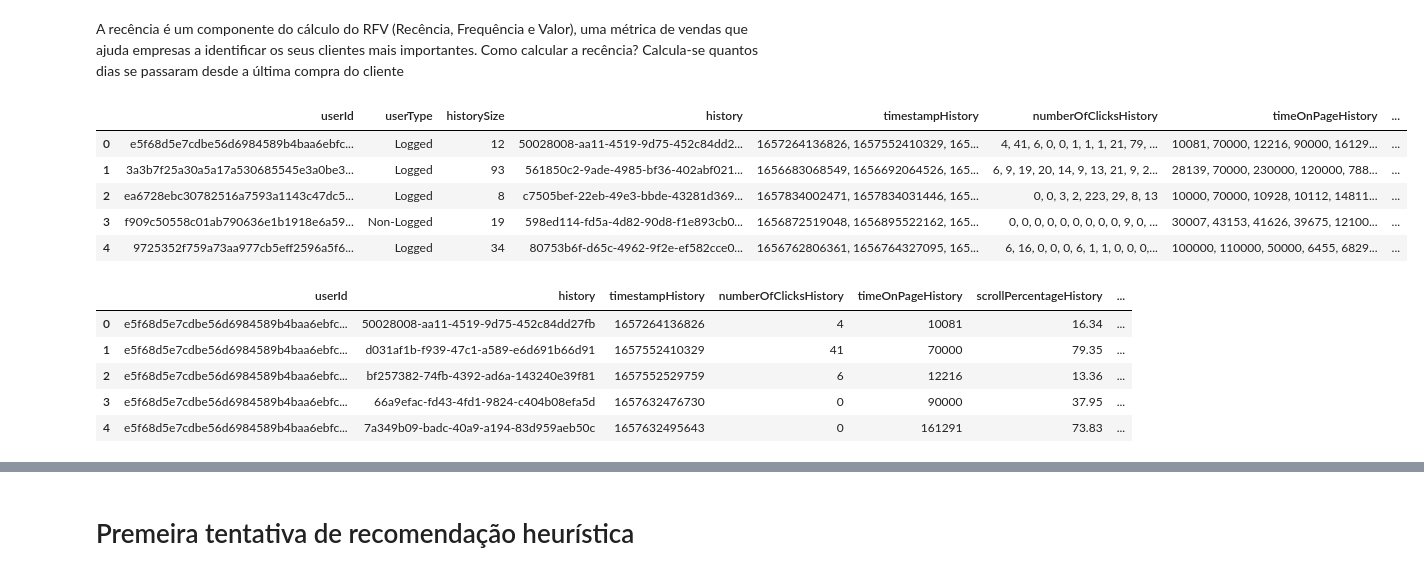
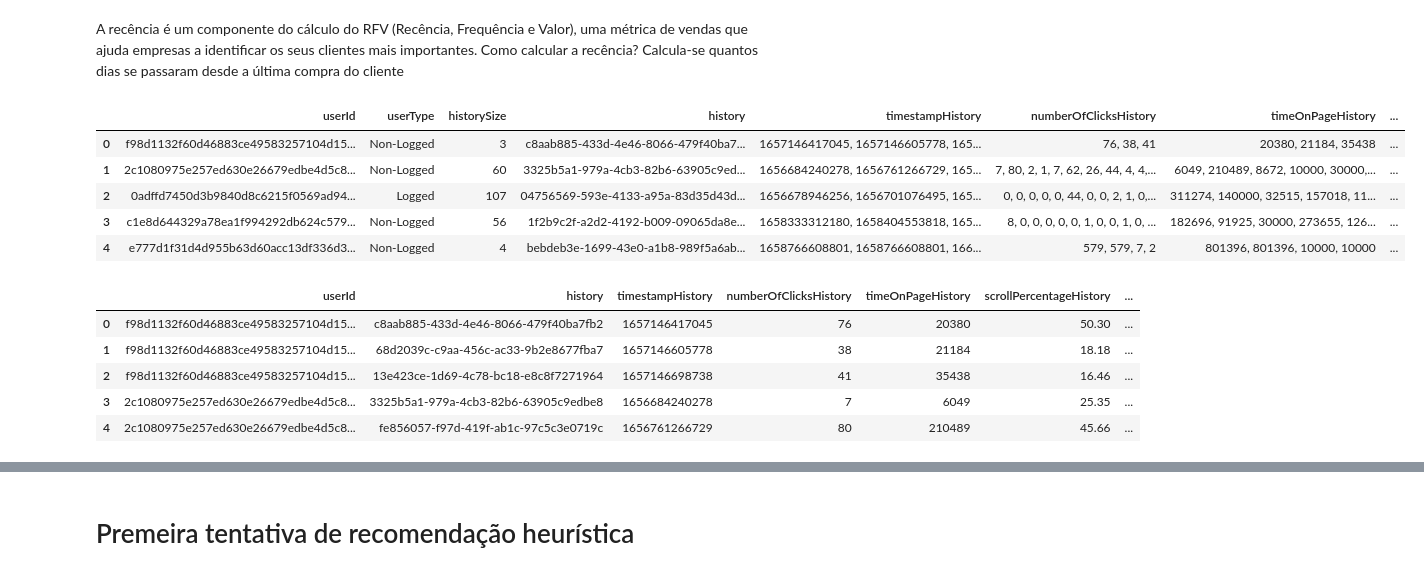
Before and after one commit to pedro21900/fase_5_datathon, a Jupyter notebook: notebooks/analisando_dados.ipynb, the cells around one changed output, grey strips where cells are left out. Drawn from its saved outputs; the diff is of its cells as text; code cells hidden in the pictures.

```diff
--- a/notebooks/analisando_dados.ipynb
+++ b/notebooks/analisando_dados.ipynb
@@ -42,15 +40,15 @@ Calcula-se quantos dias se passaram desde a última compra do cliente
 import glob
 import pandas as pd
 # %%
-user_infos = pd.concat([pd.read_csv(fpath) for fpath in glob.glob('../data/files/treino/*.csv')])
+user_infos = pd.concat([pd.read_csv(fpath) for fpath in glob.glob('../data/raw/files/treino/*.csv')])
 user_infos.head()
 # %% [output]
 |  | userId | userType | historySize | history | timestampHistory | numberOfClicksHistory | timeOnPageHistory | ... |
-| 0 | e5f68d5e7cdbe56d6984589b4baa6ebfc... | Logged | 12 | 50028008-aa11-4519-9d75-452c84dd2... | 1657264136826, 1657552410329, 165... | 4, 41, 6, 0, 0, 1, 1, 1, 21, 79, ... | 10081, 70000, 12216, 90000, 16129... | ... |
-| 1 | 3a3b7f25a30a5a17a530685545e3a0be3... | Logged | 93 | 561850c2-9ade-4985-bf36-402abf021... | 1656683068549, 1656692064526, 165... | 6, 9, 19, 20, 14, 9, 13, 21, 9, 2... | 28139, 70000, 230000, 120000, 788... | ... |
-| 2 | ea6728ebc30782516a7593a1143c47dc5... | Logged | 8 | c7505bef-22eb-49e3-bbde-43281d369... | 1657834002471, 1657834031446, 165... | 0, 0, 3, 2, 223, 29, 8, 13 | 10000, 70000, 10928, 10112, 14811... | ... |
-| 3 | f909c50558c01ab790636e1b1918e6a59... | Non-Logged | 19 | 598ed114-fd5a-4d82-90d8-f1e893cb0... | 1656872519048, 1656895522162, 165... | 0, 0, 0, 0, 0, 0, 0, 0, 0, 9, 0, ... | 30007, 43153, 41626, 39675, 12100... | ... |
-| 4 | 9725352f759a73aa977cb5eff2596a5f6... | Logged | 34 | 80753b6f-d65c-4962-9f2e-ef582cce0... | 1656762806361, 1656764327095, 165... | 6, 16, 0, 0, 0, 6, 1, 1, 0, 0, 0,... | 100000, 110000, 50000, 6455, 6829... | ... |
+| 0 | f98d1132f60d46883ce49583257104d15... | Non-Logged | 3 | c8aab885-433d-4e46-8066-479f40ba7... | 1657146417045, 1657146605778, 165... | 76, 38, 41 | 20380, 21184, 35438 | ... |
+| 1 | 2c1080975e257ed630e26679edbe4d5c8... | Non-Logged | 60 | 3325b5a1-979a-4cb3-82b6-63905c9ed... | 1656684240278, 1656761266729, 165... | 7, 80, 2, 1, 7, 62, 26, 44, 4, 4,... | 6049, 210489, 8672, 10000, 30000,... | ... |
+| 2 | 0adffd7450d3b9840d8c6215f0569ad94... | Logged | 107 | 04756569-593e-4133-a95a-83d35d43d... | 1656678946256, 1656701076495, 165... | 0, 0, 0, 0, 0, 44, 0, 0, 2, 1, 0,... | 311274, 140000, 32515, 157018, 11... | ... |
+| 3 | c1e8d644329a78ea1f994292db624c579... | Non-Logged | 56 | 1f2b9c2f-a2d2-4192-b009-09065da8e... | 1658333312180, 1658404553818, 165... | 8, 0, 0, 0, 0, 0, 1, 0, 0, 1, 0, ... | 182696, 91925, 30000, 273655, 126... | ... |
+| 4 | e777d1f31d4d955b63d60acc13df336d3... | Non-Logged | 4 | bebdeb3e-1699-43e0-a1b8-989f5a6ab... | 1658766608801, 1658766608801, 166... | 579, 579, 7, 2 | 801396, 801396, 10000, 10000 | ... |
 # %%
 user_historys = user_infos[['userId', 'history','timestampHistory','numberOfClicksHistory','timeOnPageHistory','scrollPercentageHistory','pageVisitsCountHistory','timestampHistory_new']]
 
@@ -65,9 +63,9 @@ user_historys['pageVisitsCountHistory'] = user_historys['pageVisitsCountHistory'
 user_historys.head()
 # %% [output]
 |  | userId | history | timestampHistory | numberOfClicksHistory | timeOnPageHistory | scrollPercentageHistory | ... |
-| 0 | e5f68d5e7cdbe56d6984589b4baa6ebfc... | 50028008-aa11-4519-9d75-452c84dd27fb | 1657264136826 | 4 | 10081 | 16.34 | ... |
-| 1 | e5f68d5e7cdbe56d6984589b4baa6ebfc... | d031af1b-f939-47c1-a589-e6d691b66d91 | 1657552410329 | 41 | 70000 | 79.35 | ... |
-| 2 | e5f68d5e7cdbe56d6984589b4baa6ebfc... | bf257382-74fb-4392-ad6a-143240e39f81 | 1657552529759 | 6 | 12216 | 13.36 | ... |
-| 3 | e5f68d5e7cdbe56d6984589b4baa6ebfc... | 66a9efac-fd43-4fd1-9824-c404b08efa5d | 1657632476730 | 0 | 90000 | 37.95 | ... |
-| 4 | e5f68d5e7cdbe56d6984589b4baa6ebfc... | 7a349b09-badc-40a9-a194-83d959aeb50c | 1657632495643 | 0 | 161291 | 73.83 | ... |
+| 0 | f98d1132f60d46883ce49583257104d15... | c8aab885-433d-4e46-8066-479f40ba7fb2 | 1657146417045 | 76 | 20380 | 50.30 | ... |
+| 1 | f98d1132f60d46883ce49583257104d15... | 68d2039c-c9aa-456c-ac33-9b2e8677fba7 | 1657146605778 | 38 | 21184 | 18.18 | ... |
+| 2 | f98d1132f60d46883ce49583257104d15... | 13e423ce-1d69-4c78-bc18-e8c8f7271964 | 1657146698738 | 41 | 35438 | 16.46 | ... |
+| 3 | 2c1080975e257ed630e26679edbe4d5c8... | 3325b5a1-979a-4cb3-82b6-63905c9edbe8 | 1656684240278 | 7 | 6049 | 25.35 | ... |
+| 4 | 2c1080975e257ed630e26679edbe4d5c8... | fe856057-f97d-419f-ab1c-97c5c3e0719c | 1656761266729 | 80 | 210489 | 45.66 | ... |
 # %%
```
Also changed, not shown: parts of 11 cells of this notebook, 16 other files.
